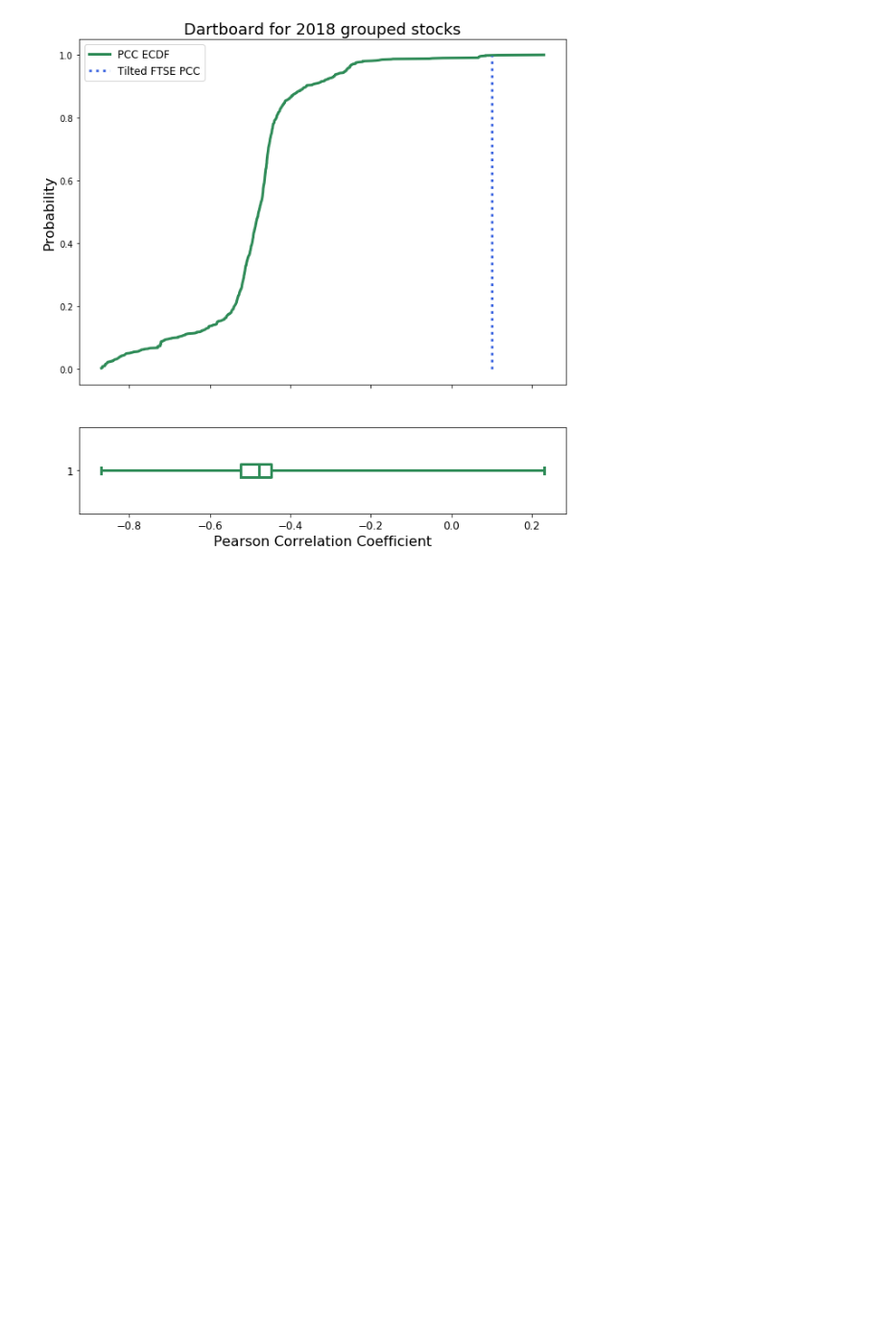
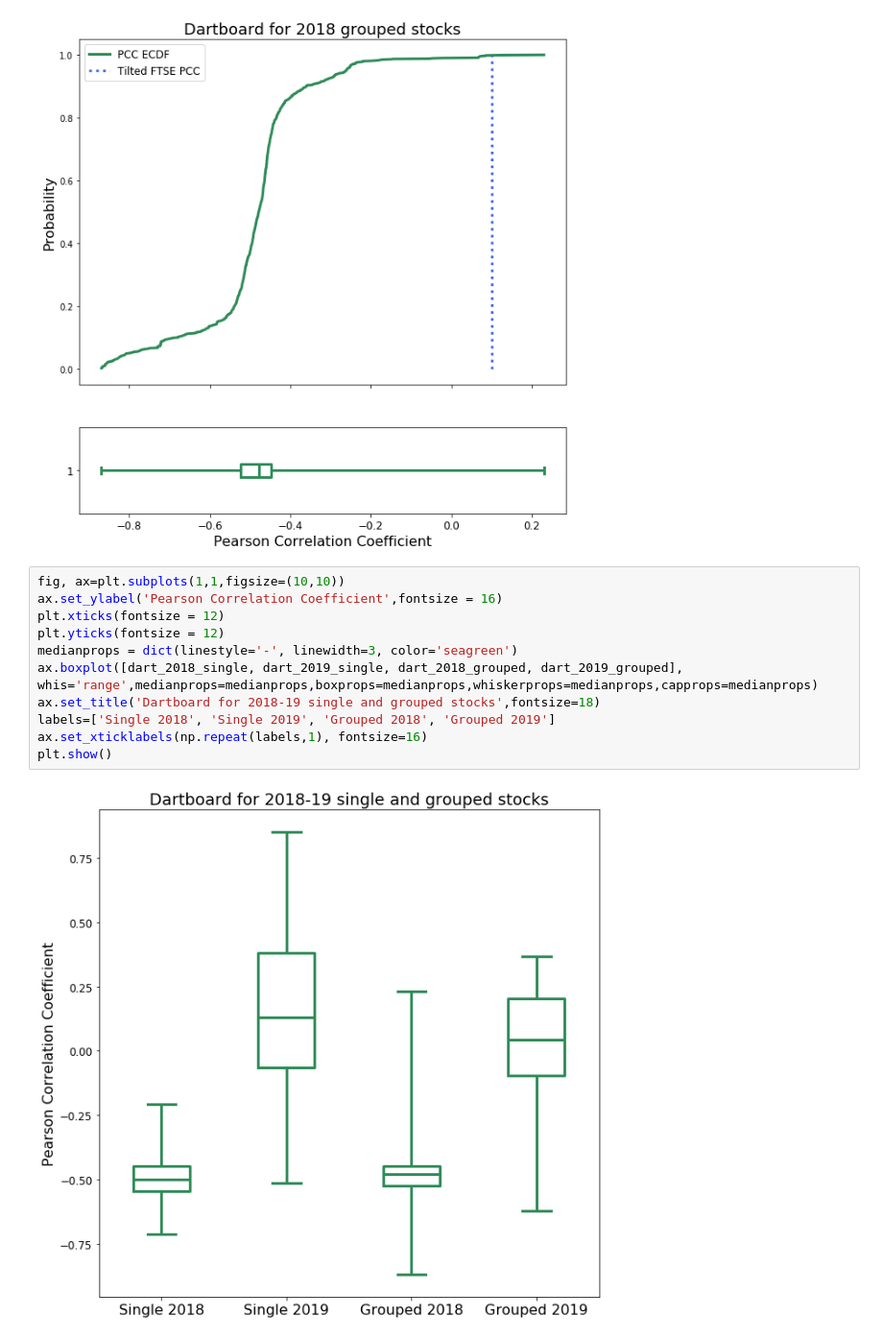
Before and after one commit to wmow/bloombergMDM, a Jupyter notebook: Dartboard.ipynb, the cells around one changed output. Shown: that part at 96% size. Drawn from its saved outputs; the diff is of its cells as text; blank space fills up the shorter version.

Commit message:
and box plots

```diff
--- a/Dartboard.ipynb
+++ b/Dartboard.ipynb
@@ -404,3 +404,16 @@ plt.show()
 # %% [output]
 1000
 [figure]
+# %%
+fig, ax=plt.subplots(1,1,figsize=(10,10))
+ax.set_ylabel('Pearson Correlation Coefficient',fontsize = 16)
+plt.xticks(fontsize = 12)
+plt.yticks(fontsize = 12)
+medianprops = dict(linestyle='-', linewidth=3, color='seagreen')
+ax.boxplot([dart_2018_single, dart_2019_single, dart_2018_grouped, dart_2019_grouped], whis='range',medianprops=medianprops,boxprops=medianprops,whiskerprops=medianprops,capprops=medianprops)
+ax.set_title('Dartboard for 2018-19 single and grouped stocks',fontsize=18)
+labels=['Single 2018', 'Single 2019', 'Grouped 2018', 'Grouped 2019']
+ax.set_xticklabels(np.repeat(labels,1), fontsize=16)
+plt.show()
+# %% [output]
+[figure, added]
```
